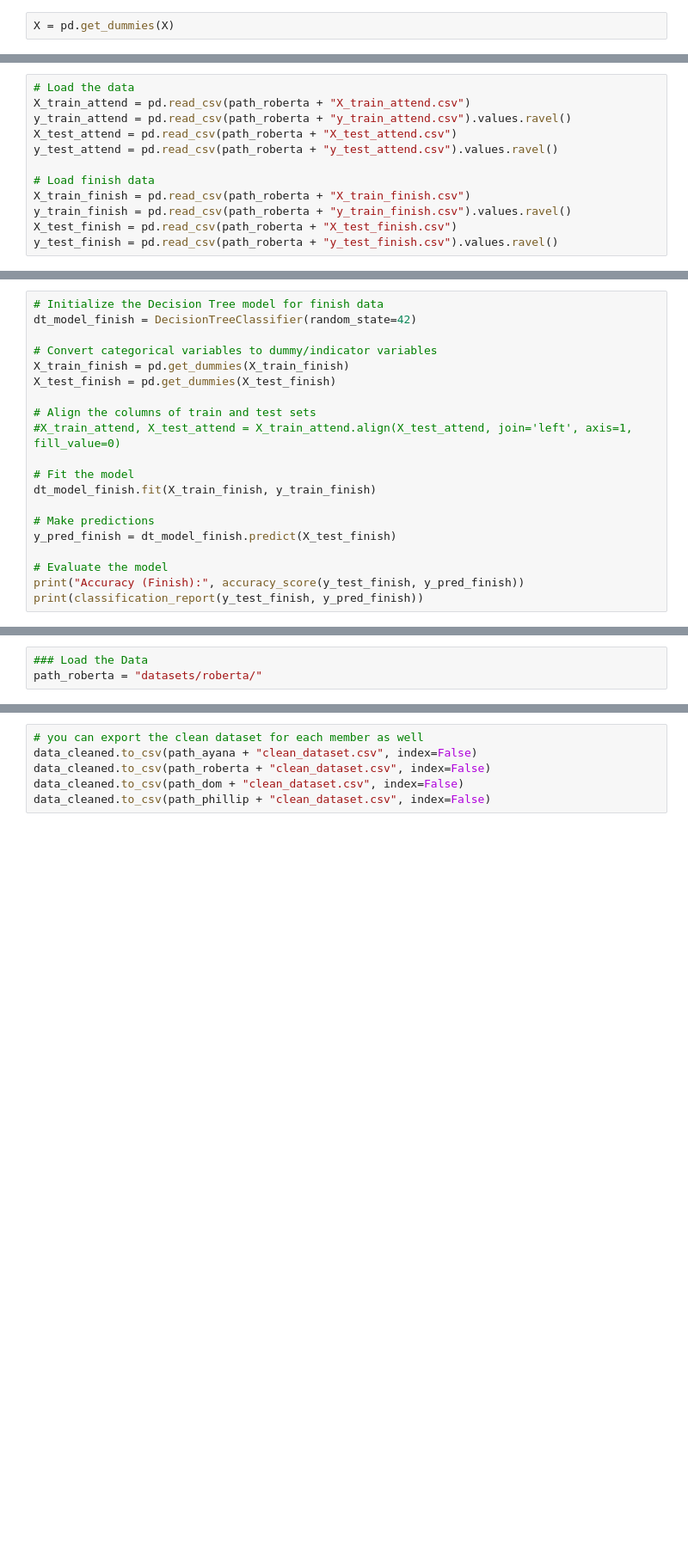
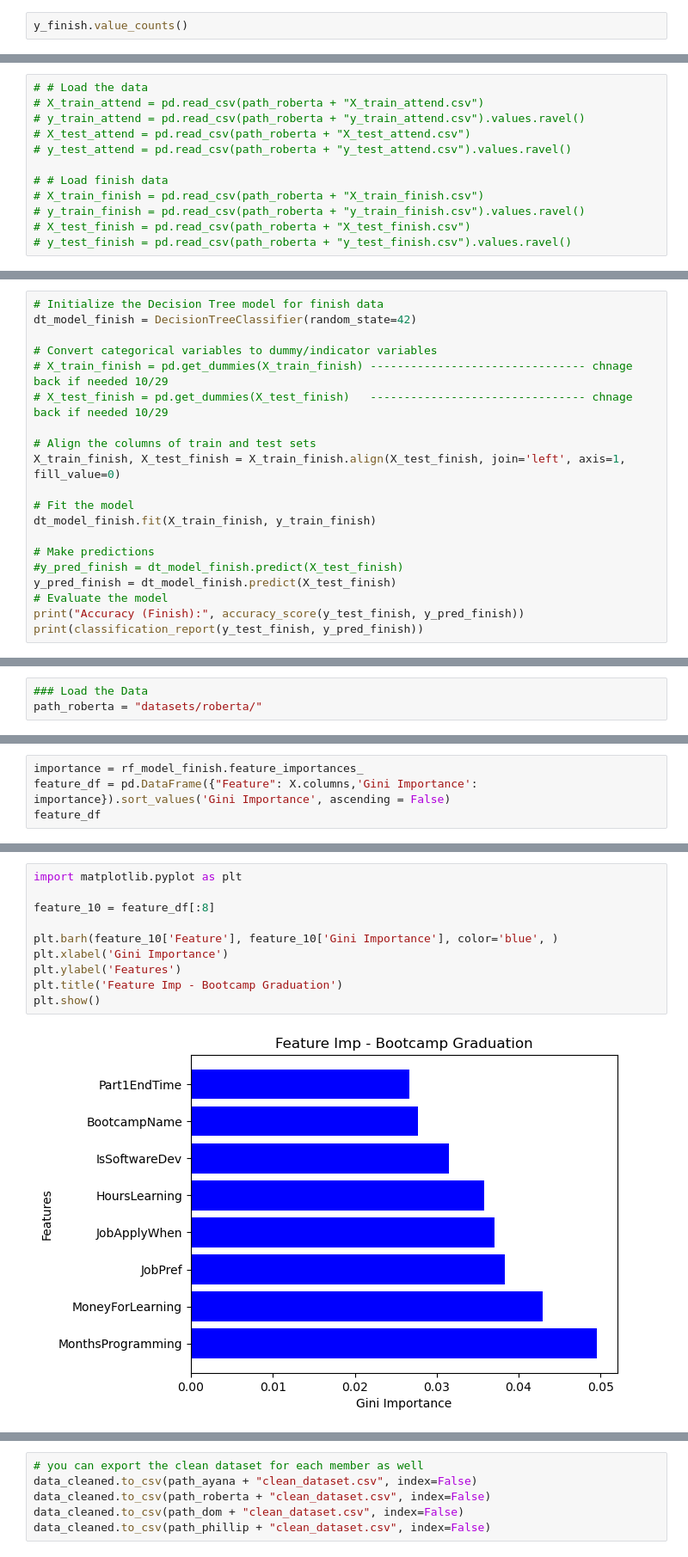
Before and after one commit to AyanaMiranda/Project-2, a Jupyter notebook: 1_Roberta/Robertas_Newcodermodel.ipynb, the cells around one changed output, grey strips where cells are left out. Shown at 86% size. Saved outputs shown, nothing was run; the diff lists cells and outputs as text; blank space fills up the shorter version.

```diff
--- a/1_Roberta/Robertas_Newcodermodel.ipynb
+++ b/1_Roberta/Robertas_Newcodermodel.ipynb
@@ -258,2 +291,2 @@ X_train_attend, X_test_attend, y_train_attend, y_test_attend = train_test_split(
 # %%
-X = pd.get_dummies(X)
+y_finish.value_counts()
@@ -308,17 +346,17 @@ y_test_finish.to_csv(path_ayana + "y_test_finish.csv", index=False)
 from sklearn.tree import DecisionTreeClassifier
 from sklearn.metrics import accuracy_score, classification_report
 # %%
-# Load the data
-X_train_attend = pd.read_csv(path_roberta + "X_train_attend.csv")
-y_train_attend = pd.read_csv(path_roberta + "y_train_attend.csv").values.ravel()
-X_test_attend = pd.read_csv(path_roberta + "X_test_attend.csv")
-y_test_attend = pd.read_csv(path_roberta + "y_test_attend.csv").values.ravel()
+# # Load the data
+# X_train_attend = pd.read_csv(path_roberta + "X_train_attend.csv")
+# y_train_attend = pd.read_csv(path_roberta + "y_train_attend.csv").values.ravel()
+# X_test_attend = pd.read_csv(path_roberta + "X_test_attend.csv")
+# y_test_attend = pd.read_csv(path_roberta + "y_test_attend.csv").values.ravel()
 
-# Load finish data
-X_train_finish = pd.read_csv(path_roberta + "X_train_finish.csv")
-y_train_finish = pd.read_csv(path_roberta + "y_train_finish.csv").values.ravel()
-X_test_finish = pd.read_csv(path_roberta + "X_test_finish.csv")
-y_test_finish = pd.read_csv(path_roberta + "y_test_finish.csv").values.ravel()
+# # Load finish data
+# X_train_finish = pd.read_csv(path_roberta + "X_train_finish.csv")
+# y_train_finish = pd.read_csv(path_roberta + "y_train_finish.csv").values.ravel()
+# X_test_finish = pd.read_csv(path_roberta + "X_test_finish.csv")
+# y_test_finish = pd.read_csv(path_roberta + "y_test_finish.csv").values.ravel()
 # %%
 # Initialize the Decision Tree model
 #dt_model_attend = DecisionTreeClassifier(random_state=42)
@@ -337,18 +391,18 @@ y_test_finish = pd.read_csv(path_roberta + "y_test_finish.csv").values.ravel()
 dt_model_finish = DecisionTreeClassifier(random_state=42)
 
 # Convert categorical variables to dummy/indicator variables
-X_train_finish = pd.get_dummies(X_train_finish)
-X_test_finish = pd.get_dummies(X_test_finish)
+# X_train_finish = pd.get_dummies(X_train_finish) -------------------------------- chnage back if needed 10/29
+# X_test_finish = pd.get_dummies(X_test_finish)   -------------------------------- chnage back if needed 10/29
 
 # Align the columns of train and test sets
-#X_train_attend, X_test_attend = X_train_attend.align(X_test_attend, join='left', axis=1, fill_value=0)
+X_train_finish, X_test_finish = X_train_finish.align(X_test_finish, join='left', axis=1, fill_value=0)
 
 # Fit the model
 dt_model_finish.fit(X_train_finish, y_train_finish)
 
 # Make predictions
+#y_pred_finish = dt_model_finish.predict(X_test_finish)
 y_pred_finish = dt_model_finish.predict(X_test_finish)
-
 # Evaluate the model
 print("Accuracy (Finish):", accuracy_score(y_test_finish, y_pred_finish))
 print(classification_report(y_test_finish, y_pred_finish))
@@ -473,0 +531,4 @@ weighted avg       0.79      0.79      0.77       321
+# %%
+importance = rf_model_finish.feature_importances_
+feature_df = pd.DataFrame({"Feature": X.columns,'Gini Importance': importance}).sort_values('Gini Importance', ascending = False)
+feature_df
@@ -474 +549,13 @@ weighted avg       0.79      0.79      0.77       321
+# %%
+import matplotlib.pyplot as plt
+
+feature_10 = feature_df[:8]
+
+plt.barh(feature_10['Feature'], feature_10['Gini Importance'], color='blue', )
+plt.xlabel('Gini Importance')
+plt.ylabel('Features')
+plt.title('Feature Imp - Bootcamp Graduation')
+plt.show()
+# %% [output]
+[figure, added]
 # %%
```
Also changed, not shown: parts of 15 cells of this notebook, 9 other files.
